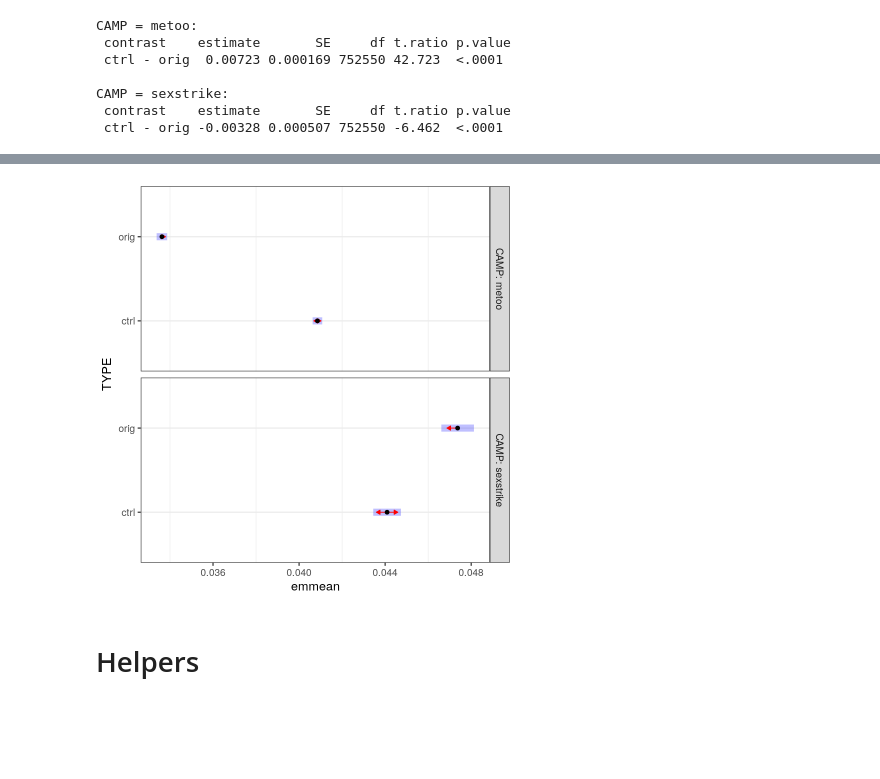
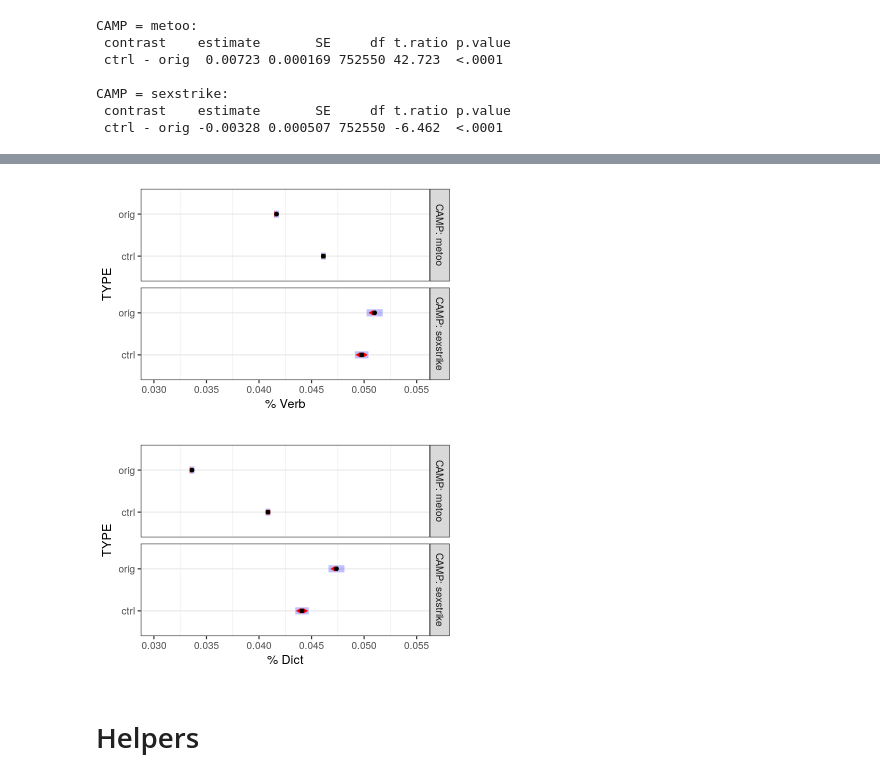
Before and after one commit to deepsensemaking/gdsm, a Jupyter notebook: t1006_output_eR__002_aov_4__unstacked.ipynb, the cells around one changed output, grey strips where cells are left out. Drawn from its saved outputs; the diff is of its cells as text; code cells hidden in the pictures; blank space fills up the shorter version.

Commit message:
Fixed plot proportions

```diff
--- a/t1006_output_eR__002_aov_4__unstacked.ipynb
+++ b/t1006_output_eR__002_aov_4__unstacked.ipynb
@@ -368,7 +364,15 @@ plot(a1vb01PrcEm2, comparisons=TRUE)
-# %%
-plot(a2ag01PrcEm2, comparisons=TRUE)
-# %% [output]
-[figure, removed]
+# %%
+library(repr)
+options(repr.plot.width=6, repr.plot.height=4)
+
+plot(a1vb01PrcEm2, comparisons=TRUE, xlab="% Verb")+
+coord_fixed(ratio = 0.004,xlim=c(0.030, 0.055),ylim=NULL,expand=TRUE,clip="on")
+
+plot(a2ag01PrcEm2, comparisons=TRUE, xlab="% Dict")+
+coord_fixed(ratio = 0.004,xlim=c(0.030, 0.055),ylim=NULL,expand=TRUE,clip="on")
+# %% [output]
+[figure, added]
+[figure, added]
 # %% [markdown]
 # Helpers
 # %%
```
Also changed, not shown: parts of 3 cells of this notebook.
